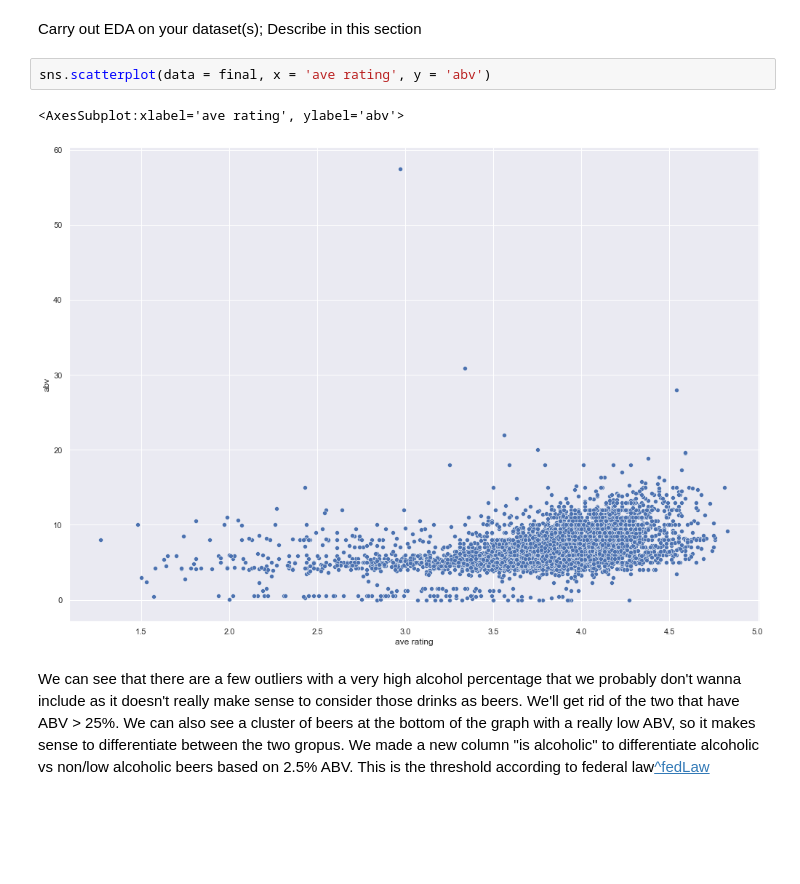
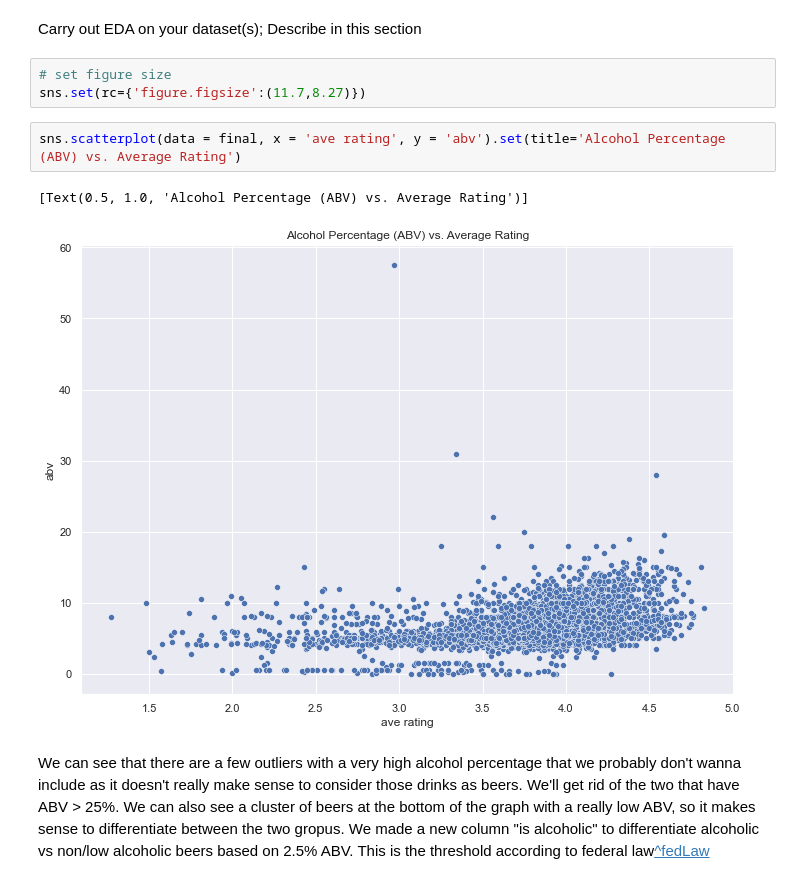
Before and after one commit to BrandonLuong/Beer-Analysis, a Jupyter notebook: EDACheckpointGroup_039-Fa22.ipynb, the cells around one changed output. Saved outputs shown, nothing was run; the diff lists cells and outputs as text; blank space fills up the shorter version.

```diff
--- a/EDACheckpointGroup_039-Fa22.ipynb
+++ b/EDACheckpointGroup_039-Fa22.ipynb
@@ -177,11 +177,14 @@ final
 # Data Analysis & Results (EDA)
 # %% [markdown]
 Carry out EDA on your dataset(s); Describe in this section
+# %%
+# set figure size
+sns.set(rc={'figure.figsize':(11.7,8.27)})
 # %%
-sns.scatterplot(data = final, x = 'ave rating', y = 'abv')
+sns.scatterplot(data = final, x = 'ave rating', y = 'abv').set(title='Alcohol Percentage (ABV) vs. Average Rating')
 # %% [output]
-<AxesSubplot:xlabel='ave rating', ylabel='abv'>
+[Text(0.5, 1.0, 'Alcohol Percentage (ABV) vs. Average Rating')]
-[figure, old version]
+[figure, new version]
 # %% [markdown]
 We can see that there are a few outliers with a very high alcohol percentage that we probably don't wanna include as it doesn't really make sense to consider those drinks as beers. We'll get rid of the two that have ABV > 25%.
 We can also see a cluster of beers at the bottom of the graph with a really low ABV, so it makes sense to differentiate between the two gropus. We made a new column "is alcoholic" to differentiate alcoholic vs non/low alcoholic beers based on 2.5% ABV. This is the threshold according to federal law[^fedLaw]
```
Also changed, not shown: parts of 5 cells of this notebook, 1 other file.
